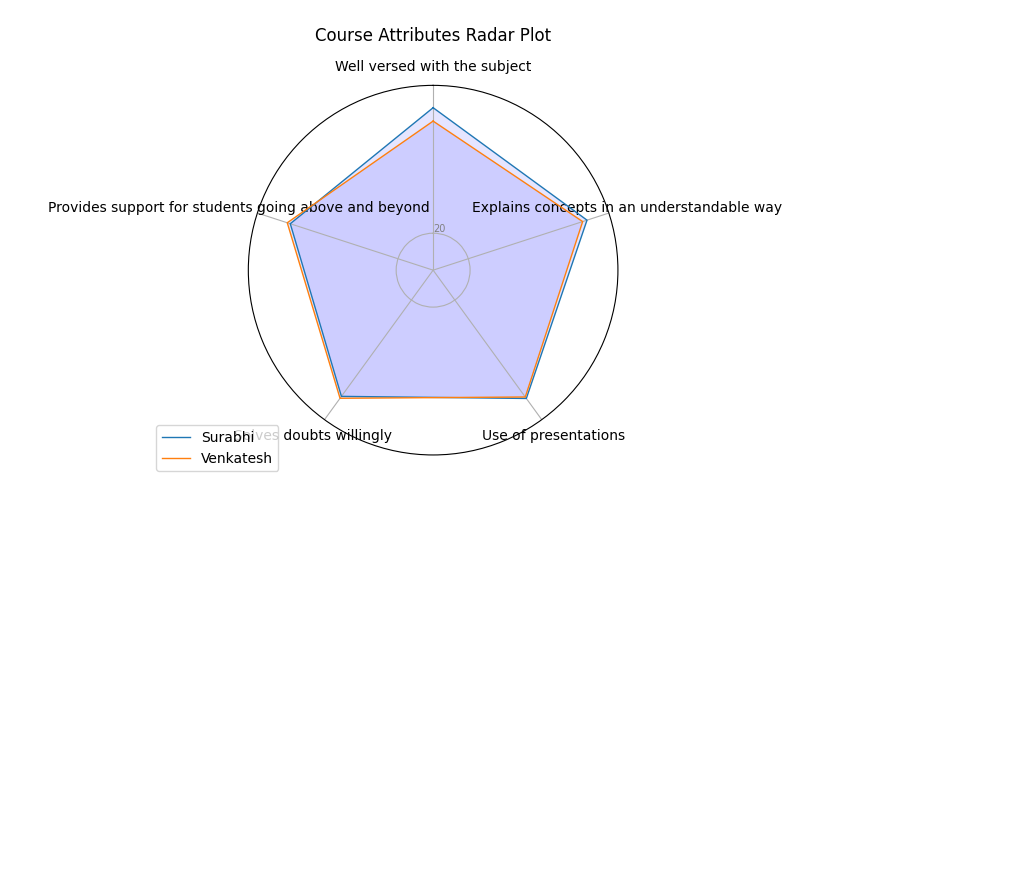
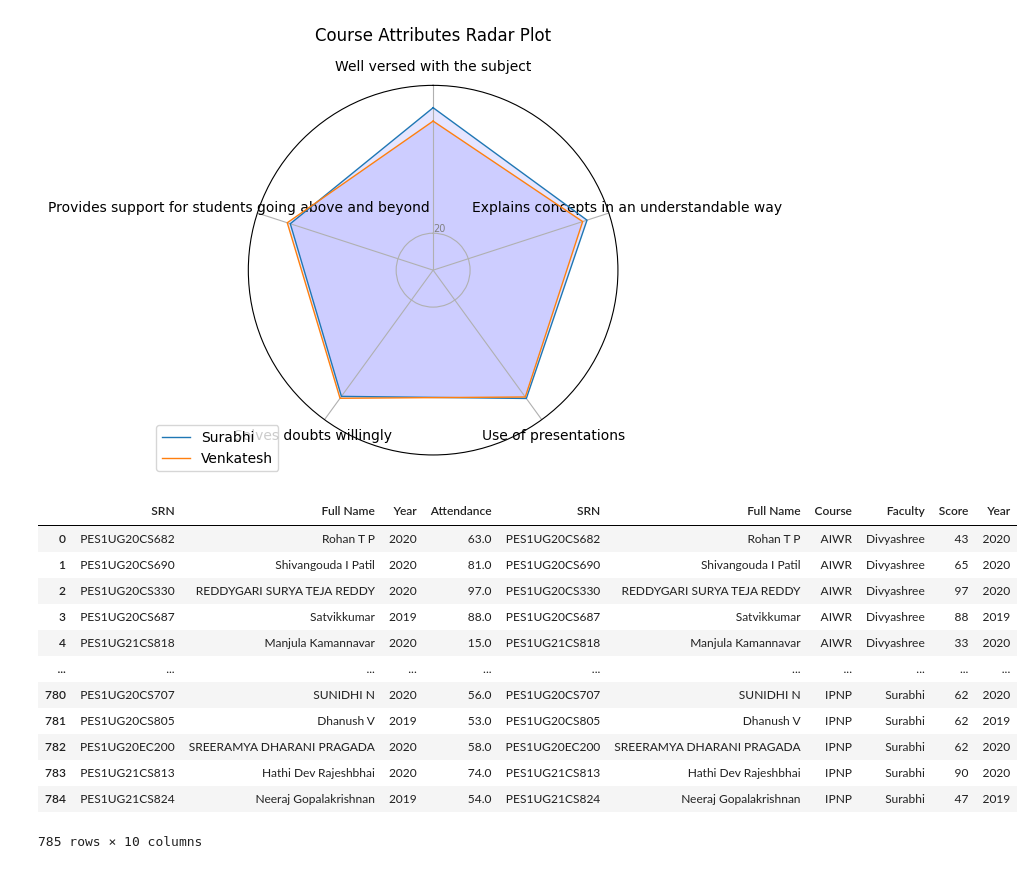
Before and after one commit to SujithBonthala/36_4-bits, a Jupyter notebook: Data_Visualization/visualization.ipynb, the cells around one changed output. Cells and saved outputs as stored; diff of their text form; code cells hidden in the pictures; blank space fills up the shorter version.

```diff
--- a/Data_Visualization/visualization.ipynb
+++ b/Data_Visualization/visualization.ipynb
@@ -353,0 +362,17 @@ disp_radar(df_feedback,'IPNP')
+# %%
+df_concat = pd.concat([df_student_attendance, df_scores], axis=1)
+df_concat
+# %% [output]
+|  | SRN | Full Name | Year | Attendance | SRN | Full Name | Course | Faculty | Score | Year |
+| 0 | PES1UG20CS682 | Rohan T P | 2020 | 63.0 | PES1UG20CS682 | Rohan T P | AIWR | Divyashree | 43 | 2020 |
+| 1 | PES1UG20CS690 | Shivangouda I Patil | 2020 | 81.0 | PES1UG20CS690 | Shivangouda I Patil | AIWR | Divyashree | 65 | 2020 |
+| 2 | PES1UG20CS330 | REDDYGARI SURYA TEJA REDDY | 2020 | 97.0 | PES1UG20CS330 | REDDYGARI SURYA TEJA REDDY | AIWR | Divyashree | 97 | 2020 |
+| 3 | PES1UG20CS687 | Satvikkumar | 2019 | 88.0 | PES1UG20CS687 | Satvikkumar | AIWR | Divyashree | 88 | 2019 |
+| 4 | PES1UG21CS818 | Manjula Kamannavar | 2020 | 15.0 | PES1UG21CS818 | Manjula Kamannavar | AIWR | Divyashree | 33 | 2020 |
+| ... | ... | ... | ... | ... | ... | ... | ... | ... | ... | ... |
+| 780 | PES1UG20CS707 | SUNIDHI N | 2020 | 56.0 | PES1UG20CS707 | SUNIDHI N | IPNP | Surabhi | 62 | 2020 |
+| 781 | PES1UG20CS805 | Dhanush V | 2019 | 53.0 | PES1UG20CS805 | Dhanush V | IPNP | Surabhi | 62 | 2019 |
+| 782 | PES1UG20EC200 | SREERAMYA DHARANI PRAGADA | 2020 | 58.0 | PES1UG20EC200 | SREERAMYA DHARANI PRAGADA | IPNP | Surabhi | 62 | 2020 |
+| 783 | PES1UG21CS813 | Hathi Dev Rajeshbhai | 2020 | 74.0 | PES1UG21CS813 | Hathi Dev Rajeshbhai | IPNP | Surabhi | 90 | 2020 |
+| 784 | PES1UG21CS824 | Neeraj Gopalakrishnan | 2019 | 54.0 | PES1UG21CS824 | Neeraj Gopalakrishnan | IPNP | Surabhi | 47 | 2019 |
+785 rows × 10 columns
```
Also changed, not shown: parts of 3 cells of this notebook.
